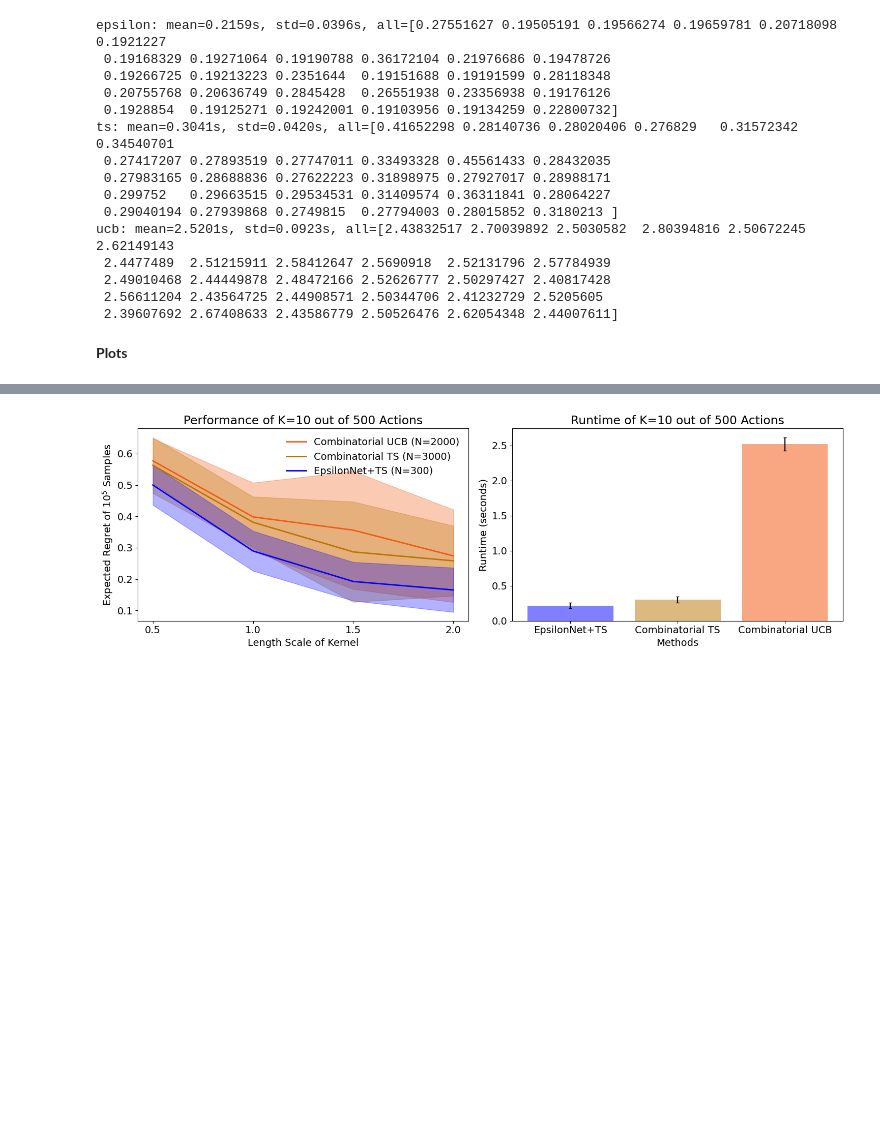
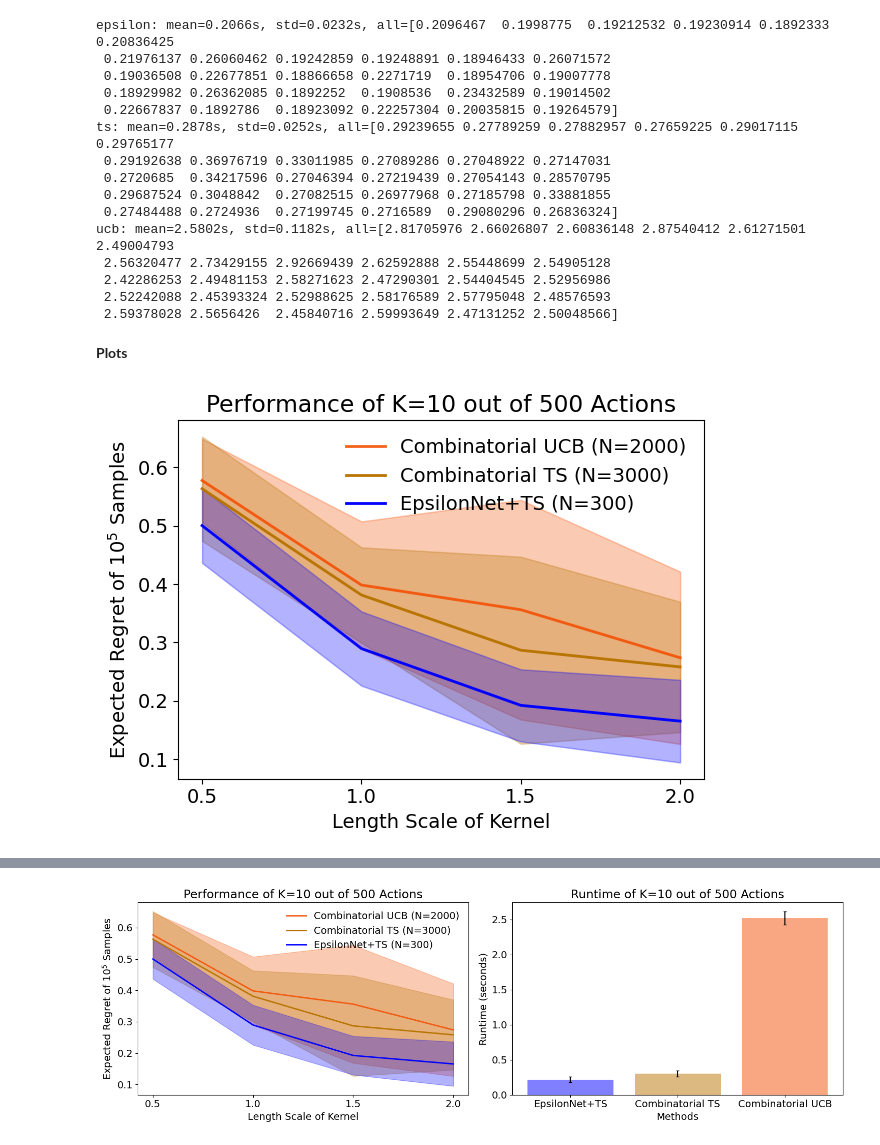
Before and after one commit to Quan-Zhou/MAB, a Jupyter notebook: RKHS_noise.ipynb, the cells around one changed output, grey strips where cells are left out. Drawn from its saved outputs; the diff is of its cells as text; code cells hidden in the pictures; blank space fills up the shorter version.

```diff
--- a/RKHS_noise.ipynb
+++ b/RKHS_noise.ipynb
@@ -152,6 +158,7 @@ ts_action_selection() runtime: 0.4528 seconds
 # %%
+K=10
 # Create an instance
-gp = GPfunctions_noise(K=10, length_scale=2.0)
+gp = GPfunctions_noise(K=K, length_scale=2.0)
 
 # Number of repetitions
 repetitions = 30
@@ -161,12 +168,19 @@ runtimes = {
     "epsilon": [],"ts": [],"ucb": [],
 }
 
+# Store samplesize
+samplesize = {
+    "epsilon": [],"ts": [3000*K]*repetitions,
+    "ucb": [500+2000*K]*repetitions, # UCB needs initialization
+}
+
 for i in range(repetitions):
     # Algorithm
     start_time = time.time()
     subset = gp.algorithm()
     end_time = time.time()
     runtimes["epsilon"].append(end_time - start_time)
+    samplesize["epsilon"].append(gp.epsilon_samplesize)
 
     # Thompson Sampling
     start_time = time.time()
@@ -182,26 +196,27 @@ for i in range(repetitions):
 
 # Convert to numpy array if you want easy statistics
 runtimes_array = {k: np.array(v) for k, v in runtimes.items()}
+samplesize_array = {k: np.array(v) for k, v in samplesize.items()}
 
 # Print results
 for key, times in runtimes_array.items():
     print(f"{key}: mean={times.mean():.4f}s, std={times.std():.4f}s, all={times}")
 # %% [output]
-epsilon: mean=0.2159s, std=0.0396s, all=[0.27551627 0.19505191 0.19566274 0.19659781 0.20718098 0.1921227
- 0.19168329 0.19271064 0.19190788 0.36172104 0.21976686 0.19478726
- 0.19266725 0.19213223 0.2351644  0.19151688 0.19191599 0.28118348
- 0.20755768 0.20636749 0.2845428  0.26551938 0.23356938 0.19176126
- 0.1928854  0.19125271 0.19242001 0.19103956 0.19134259 0.22800732]
-ts: mean=0.3041s, std=0.0420s, all=[0.41652298 0.28140736 0.28020406 0.276829   0.31572342 0.34540701
- 0.27417207 0.27893519 0.27747011 0.33493328 0.45561433 0.28432035
- 0.27983165 0.28688836 0.27622223 0.31898975 0.27927017 0.28988171
- 0.299752   0.29663515 0.29534531 0.31409574 0.36311841 0.28064227
- 0.29040194 0.27939868 0.2749815  0.27794003 0.28015852 0.3180213 ]
-ucb: mean=2.5201s, std=0.0923s, all=[2.43832517 2.70039892 2.5030582  2.80394816 2.50672245 2.62149143
- 2.4477489  2.51215911 2.58412647 2.5690918  2.52131796 2.57784939
- 2.49010468 2.44449878 2.48472166 2.52626777 2.50297427 2.40817428
- 2.56611204 2.43564725 2.44908571 2.50344706 2.41232729 2.5205605
- 2.39607692 2.67408633 2.43586779 2.50526476 2.62054348 2.44007611]
+epsilon: mean=0.2066s, std=0.0232s, all=[0.2096467  0.1998775  0.19212532 0.19230914 0.1892333  0.20836425
+ 0.21976137 0.26060462 0.19242859 0.19248891 0.18946433 0.26071572
+ 0.19036508 0.22677851 0.18866658 0.2271719  0.18954706 0.19007778
+ 0.18929982 0.26362085 0.1892252  0.1908536  0.23432589 0.19014502
+ 0.22667837 0.1892786  0.18923092 0.22257304 0.20035815 0.19264579]
+ts: mean=0.2878s, std=0.0252s, all=[0.29239655 0.27789259 0.27882957 0.27659225 0.29017115 0.29765177
+ 0.29192638 0.36976719 0.33011985 0.27089286 0.27048922 0.27147031
+ 0.2720685  0.34217596 0.27046394 0.27219439 0.27054143 0.28570795
+ 0.29687524 0.3048842  0.27082515 0.26977968 0.27185798 0.33881855
+ 0.27484488 0.2724936  0.27199745 0.2716589  0.29080296 0.26836324]
+ucb: mean=2.5802s, std=0.1182s, all=[2.81705976 2.66026807 2.60836148 2.87540412 2.61271501 2.49004793
+ 2.56320477 2.73429155 2.92669439 2.62592888 2.55448699 2.54905128
+ 2.42286253 2.49481153 2.58271623 2.47290301 2.54404545 2.52956986
+ 2.52242088 2.45393324 2.52988625 2.58176589 2.57795048 2.48576593
+ 2.59378028 2.5656426  2.45840716 2.59993649 2.47131252 2.50048566]
 # %%
 IfStationary=True
 report=pd.DataFrame(columns=['EmpiricialRegret','length_scale','K','method'])
@@ -251,3 +266,34 @@ import matplotlib as mpl
 mpl.rcParams['pdf.fonttype'] = 42  # Use TrueType fonts in PDF
 mpl.rcParams['ps.fonttype'] = 42   # Use TrueType fonts in PS
 plt.rcParams.update({'font.size': 14})
+
+methods = ['epsilon','ts','ucb']
+methodnames = dict(zip(methods,['EpsilonNet+TS','Combinatorial TS','Combinatorial UCB']))
+legendnames = dict(zip(methods,['EpsilonNet+TS (N=300)','Combinatorial TS (N=3000)','Combinatorial UCB (N=2000)']))
+colormap = dict(zip(methods, ['b',"#B87502FF","#F45106E7"]))
+# %%
+fig, axes = plt.subplots()  # (rows, cols)
+
+for m in methods[::-1]:
+    dfmean=report.groupby(by=["length_scale",'method']).mean()['EmpiricialRegret']
+    mean=np.array([dfmean[l][m] for l in length_range])
+    dfstd=report.groupby(by=["length_scale",'method']).std()['EmpiricialRegret']
+    std=np.array([dfstd[l][m] for l in length_range])
+    axes.plot(length_range, mean, label="{}".format(legendnames[m]), color=colormap[m],linewidth=2)
+    axes.fill_between(length_range, mean-std, mean+std, color=colormap[m],alpha=0.3)
+
+# axes[i].set_ylim([0,0.7])
+axes.set_title("Performance of K={} out of 500 Actions".format(K))
+axes.set_xlabel("Length Scale of Kernel")
+axes.set_xticks(length_range)
+axes.set_ylabel(r"Expected Regret of $10^5$ Samples")
+axes.legend(framealpha=0)
+
+# Save plot as a PDF without margins
+plt.savefig("RKHS_combinatorial.pdf", format="pdf", bbox_inches='tight', pad_inches=0, transparent=True)
+
+# Adjust layout
+plt.tight_layout()
+plt.show()
+# %% [output]
+[figure, added]
```
Also changed, not shown: parts of 6 cells of this notebook, 2 other files.
